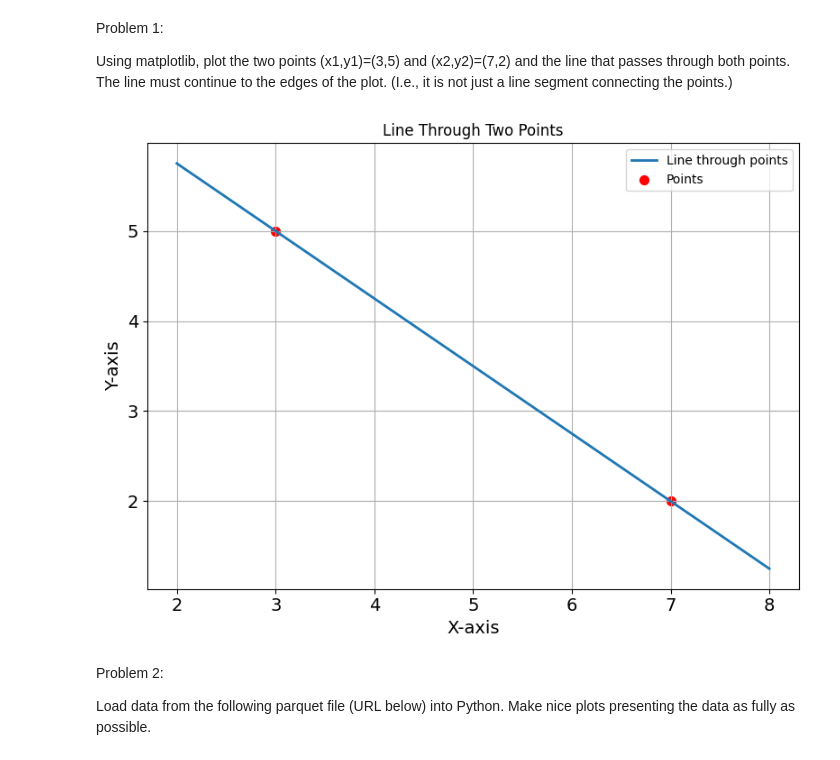
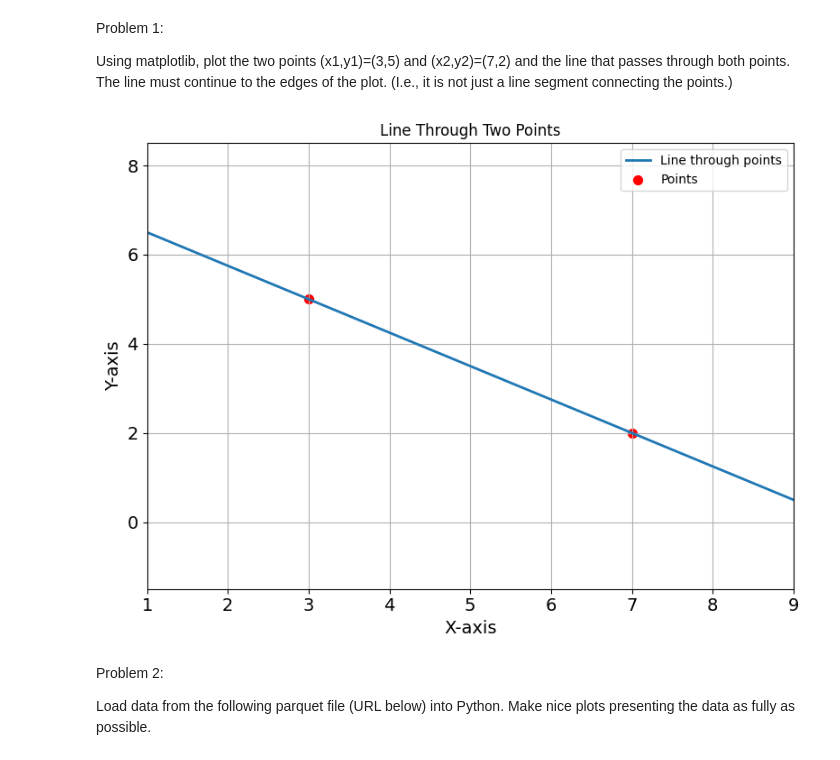
Before and after one commit to sravanth-space/fds_plotting_exercise, a Jupyter notebook: plotting.ipynb, the cells around one changed output. Cells and saved outputs as stored; diff of their text form; code cells hidden in the pictures.

Commit message:
Updated: 1. Extended the line. 2. Added more plots.

```diff
--- a/plotting.ipynb
+++ b/plotting.ipynb
@@ -10,36 +10,47 @@ import matplotlib.pyplot as plt
 import numpy as np
 
 # Define the points
 x1, y1 = 3, 5
 x2, y2 = 7, 2
 
 # Calculate the slope and intercept of the line
 slope = (y2 - y1) / (x2 - x1)
 intercept = y1 - slope * x1
 
 # Generate x values for the line
 x_line = np.linspace(min(x1, x2) - 1, max(x1, x2) + 1, 100)
 
 # Calculate y values for the line
 y_line = slope * x_line + intercept
 
+# Calculate y values at the edges of the x-axis
+y_edge_left = slope * (min(x1, x2) - 2) + intercept
+y_edge_right = slope * (max(x1, x2) + 2) + intercept
+
 # Plot the points and the line
 plt.figure(figsize=(8, 6))
-plt.plot(x_line, y_line, label='Line through points',
+plt.plot([min(x1, x2) - 2, max(x1, x2) + 2], [y_edge_left, y_edge_right], label='Line through points',
          linewidth=2)  # Increase line thickness
+
+# Set plot limits
+plt.xlim(min(x1, x2) - 2, max(x1, x2) + 2)
+plt.ylim(min(min(y1, y2), y_edge_left, y_edge_right) - 2,
+         max(max(y1, y2), y_edge_left, y_edge_right) + 2)
+
 plt.scatter([x1, x2], [y1, y2], color='red',
-            label='Points', s=50)  # Increase point size
+            label='Points', s=50)
+
 plt.title('Line Through Two Points')
 plt.xlabel('X-axis', fontsize=14)  # Set font size for axis labels
 plt.ylabel('Y-axis', fontsize=14)
 plt.xticks(fontsize=14)  # Set font size for tic marks
 plt.yticks(fontsize=14)
 plt.legend()
 plt.grid(True)
 plt.tight_layout()  # Ensure labels do not get cut off
 plt.show()
 # %% [output]
-[figure, old version]
+[figure, new version]
 # %% [markdown]
 Problem 2:
 
```
Also changed, not shown: parts of 2 cells of this notebook.
